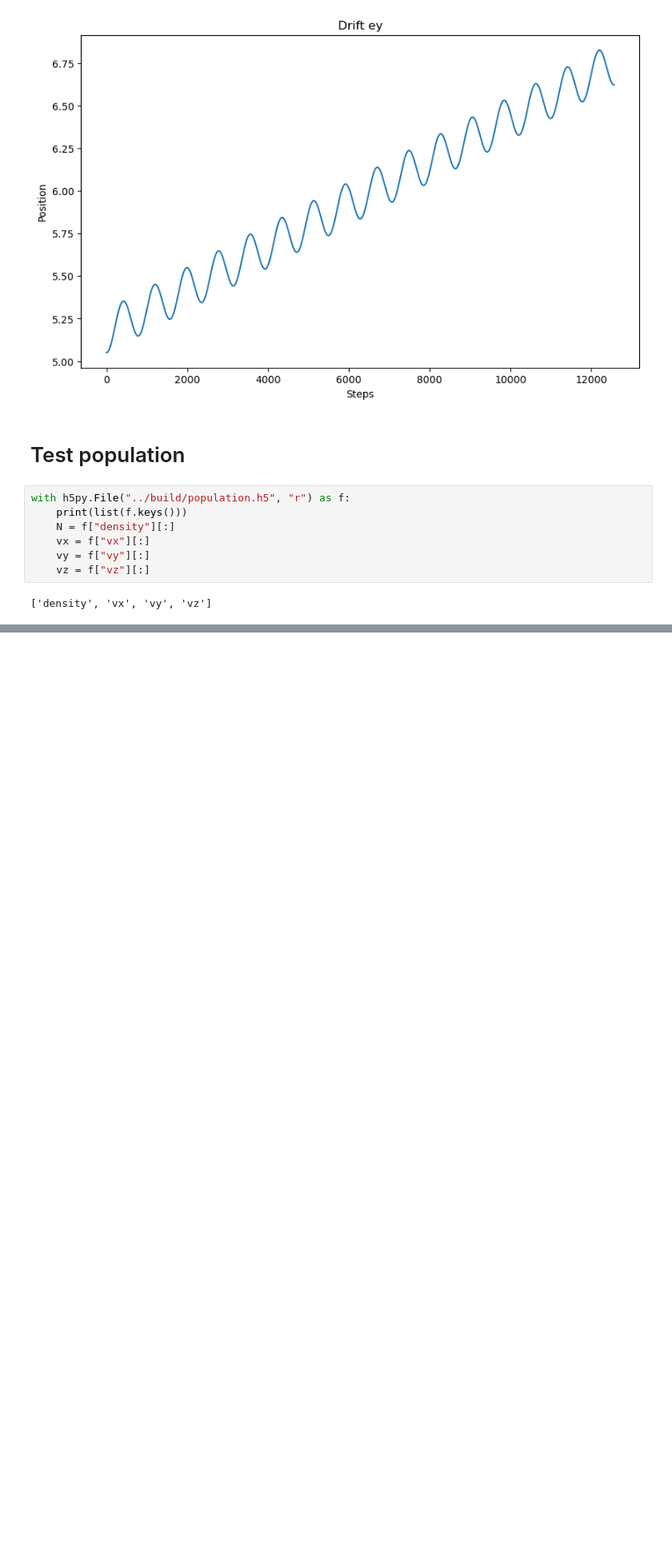
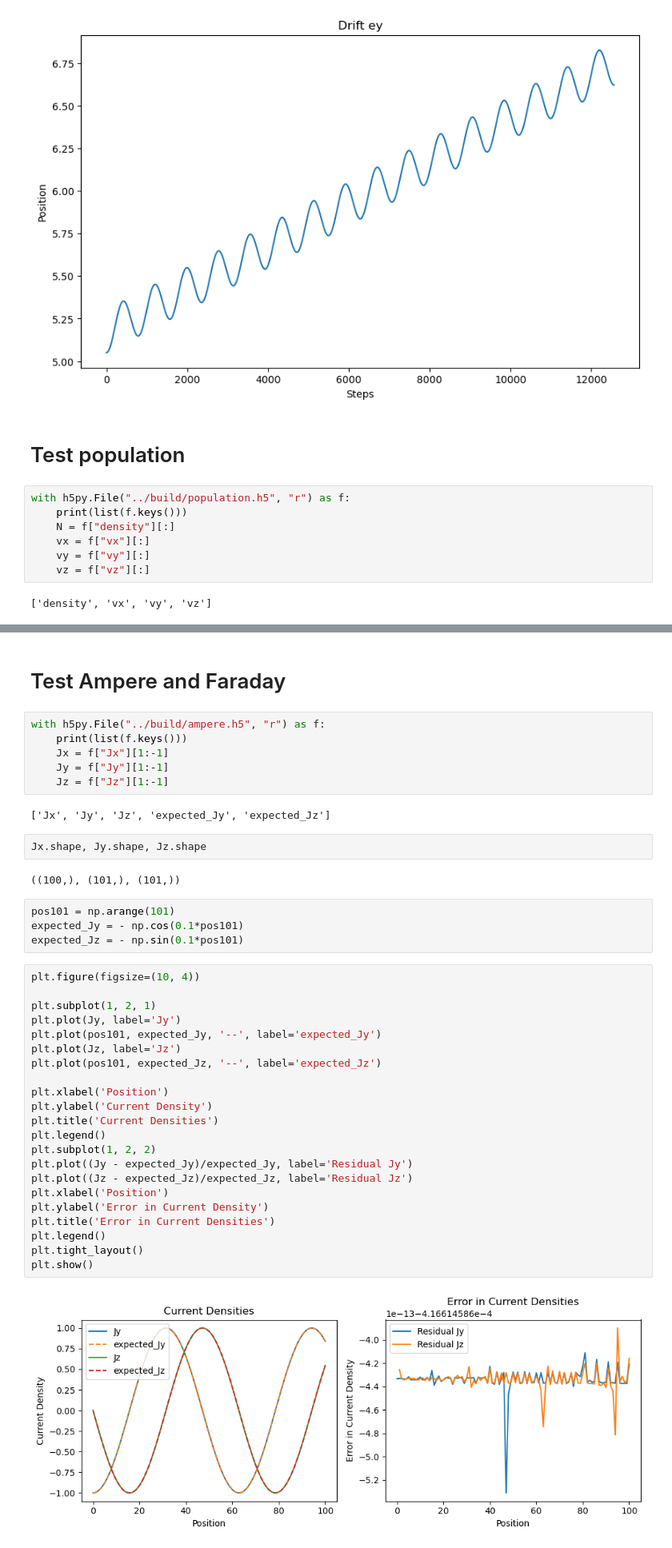
Before and after one commit to Adrian998obs/HPC_project, a Jupyter notebook: plot.ipynb, the cells around one changed output, grey strips where cells are left out. Shown: that part at 80% size. Cells and saved outputs as stored; diff of their text form; blank space fills up the shorter version.

Commit message:
Tweak ampere & faraday + tests

```diff
--- a/plot.ipynb
+++ b/plot.ipynb
@@ -85,0 +86,42 @@ plt.show()
+# %% [markdown]
+# Test Ampere and Faraday
+# %%
+with h5py.File("../build/ampere.h5", "r") as f:
+    print(list(f.keys()))
+    Jx = f["Jx"][1:-1]
+    Jy = f["Jy"][1:-1]
+    Jz = f["Jz"][1:-1]
+# %% [output]
+['Jx', 'Jy', 'Jz', 'expected_Jy', 'expected_Jz']
+# %%
+Jx.shape, Jy.shape, Jz.shape
+# %% [output]
+((100,), (101,), (101,))
+# %%
+pos101 = np.arange(101)
+expected_Jy = - np.cos(0.1*pos101)
+expected_Jz = - np.sin(0.1*pos101)
+# %%
+plt.figure(figsize=(10, 4))
+
+plt.subplot(1, 2, 1)
+plt.plot(Jy, label='Jy')
+plt.plot(pos101, expected_Jy, '--', label='expected_Jy')
+plt.plot(Jz, label='Jz')
+plt.plot(pos101, expected_Jz, '--', label='expected_Jz')
+
+plt.xlabel('Position')
+plt.ylabel('Current Density')
+plt.title('Current Densities')
+plt.legend()
+plt.subplot(1, 2, 2)
+plt.plot((Jy - expected_Jy)/expected_Jy, label='Residual Jy')
+plt.plot((Jz - expected_Jz)/expected_Jz, label='Residual Jz')
+plt.xlabel('Position')
+plt.ylabel('Error in Current Density')
+plt.title('Error in Current Densities')
+plt.legend()
+plt.tight_layout()
+plt.show()
+# %% [output]
+[figure, added]
```
Also changed, not shown: parts of 3 cells of this notebook, 6 other files.
